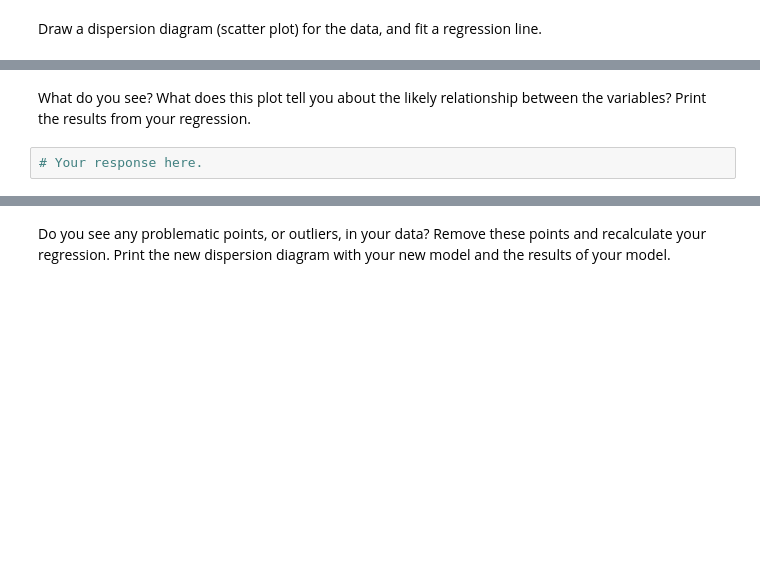
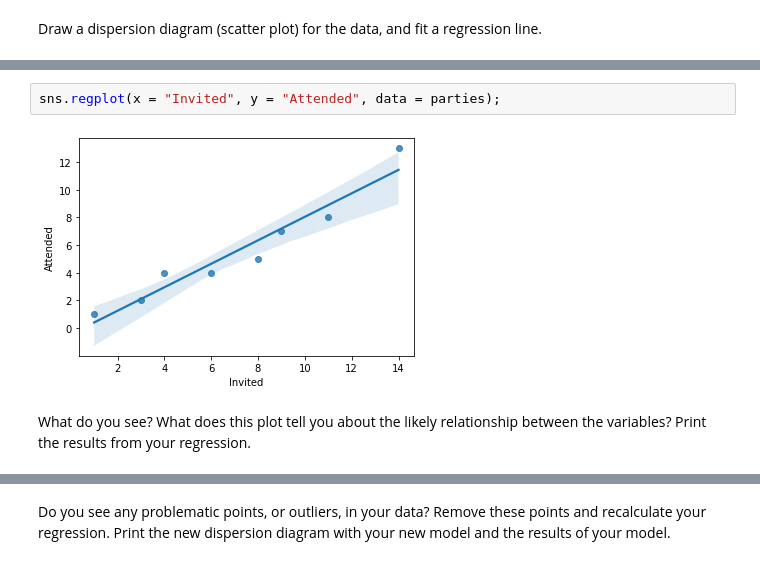
Before and after one commit to Ironhack-Data-Madrid-Octubre-2021/-lab-regression-analysis, a Jupyter notebook: your-code.ipynb, the cells around one changed output, grey strips where cells are left out. Cells and saved outputs as stored; diff of their text form; blank space fills up the shorter version.

```diff
--- a/your-code.ipynb
+++ b/your-code.ipynb
@@ -236,4 +249,6 @@ Draw a dispersion diagram (scatter plot) for the data, and fit a regression line
+# %%
+sns.regplot(x = "Invited", y = "Attended", data = parties);
+# %% [output]
+[figure, added]
 # %% [markdown]
 What do you see? What does this plot tell you about the likely relationship between the variables? Print the results from your regression.
-# %%
-# Your response here.
```
Also changed, not shown: parts of 9 cells of this notebook.
